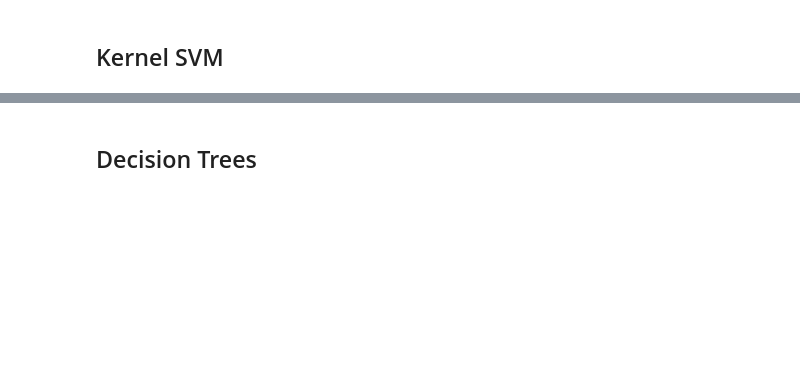
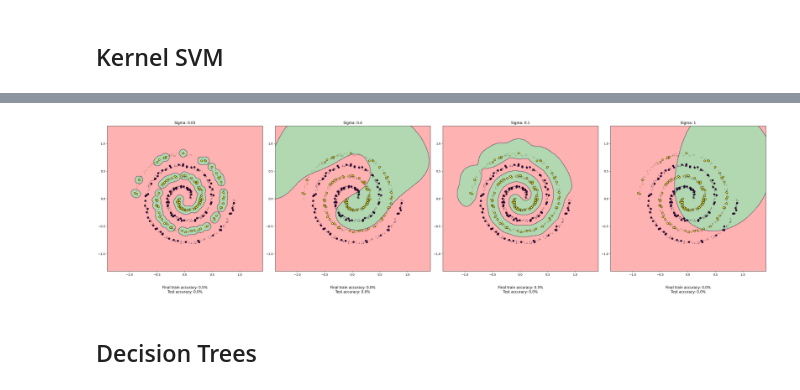
Before and after one commit to NoahWedlich/AppliedMLProject, a Jupyter notebook: main.ipynb, the cells around one changed output, grey strips where cells are left out. Saved outputs shown, nothing was run; the diff lists cells and outputs as text; code cells hidden in the pictures; blank space fills up the shorter version.

```diff
--- a/main.ipynb
+++ b/main.ipynb
@@ -218,15 +213,33 @@ params = {
     'intercept': range(3),
 }
 
-label_to_num_label = lambda ls: ls.astype("category").cat.codes.to_numpy() * 2 - 1
-measure_accuracy = (lambda model, df: accuracy(model(df[['x', 'y']].to_numpy()),
-                                               label_to_num_label(df['label']),
-                                               False))
-params_to_title = lambda params: f"Sigma: {params['sigma']}"
-
 tunable_model = TunableKernelSVM(
     hyperparameters=params,
 )
 
-df = gen.sample(num_samples=700)
-show_tunable_model(tunable_model, df, params_to_title, label_to_num_label, measure_accuracy)
+train_split = 0.2
+df, train_df, test_df = train_test_split(
+    gen.sample(num_samples=1000),
+    training_data_fraction=train_split,
+    return_numpy=False
+)
+
+title_generator = lambda params: f"Sigma: {params['sigma']}"
+encode_label = lambda ls: ls.astype("category").cat.codes.to_numpy() * 2 - 1
+
+measure_accuracy = lambda model, data: \
+    accuracy(
+        model.decision_function(data[['x', 'y']].to_numpy()),
+        encode_label(data['label']),
+        one_hot_encoded_labels=False
+    )
+
+config = ExperimentConfig(
+    tunable_model=tunable_model,
+    train_df=train_df,
+    test_df=test_df,
+    training_params=None,
+    title_generator=title_generator,
+    encode_label=encode_label,
+    measure_accuracy=measure_accuracy
+)
@@ -233,2 +254,6 @@ show_tunable_model(tunable_model, df, params_to_title, label_to_num_label, measu
+# %%
+show_tunable_model(config, trained_models)
+# %% [output]
+[figure, added]
 # %% [markdown]
 ## Decision Trees
```
Also changed, not shown: parts of 5 cells of this notebook, 2 other files.
